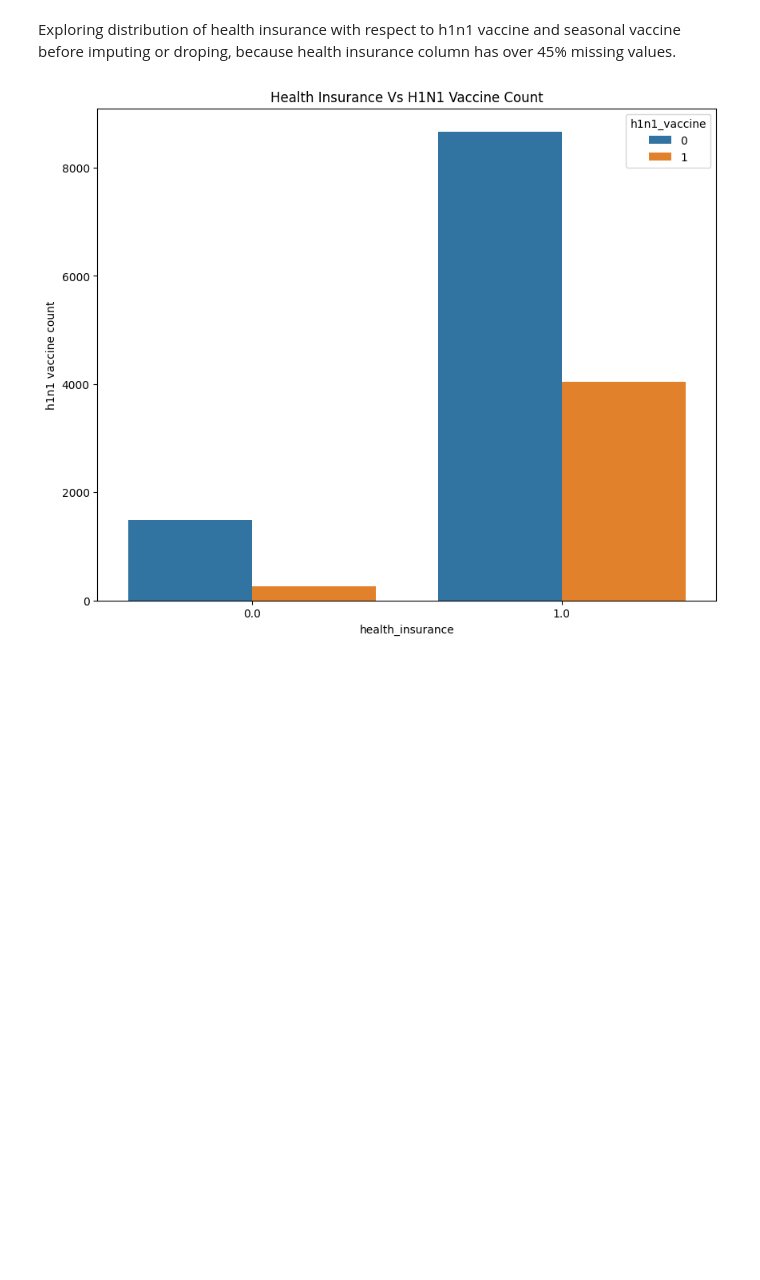
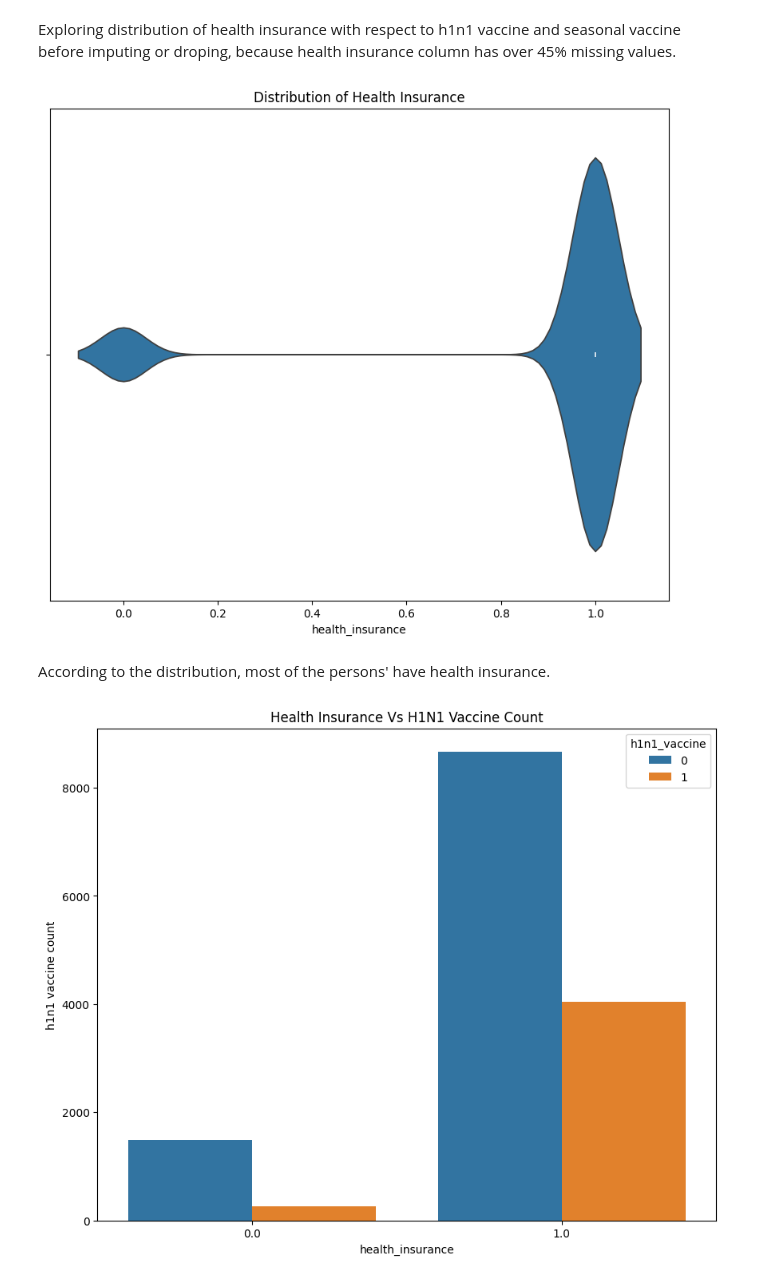
Before and after one commit to DhammikePremachandra/Predicting-H1N1-and-Seasonal-Flu-Vaccines, a Jupyter notebook: Predict_H1N1_Flu.ipynb, the cells around one changed output. Saved outputs shown, nothing was run; the diff lists cells and outputs as text; code cells hidden in the pictures; blank space fills up the shorter version.

```diff
--- a/Predict_H1N1_Flu.ipynb
+++ b/Predict_H1N1_Flu.ipynb
@@ -165,3 +165,8 @@ employment_occupation          50.436215
 h1n1_vaccine                    0.000000
 seasonal_vaccine                0.000000
 dtype: float64
+# %%
+# Dropping 'respondent_id' column, because there is no any relationship
+# with targets.
+df_train_data = df_train_data.drop('respondent_id', axis=1)
+df_train_data.head()
@@ -172,6 +236,16 @@ df_train_data['health_insurance'].unique()
 array([ 1., nan,  0.])
 # %% [markdown]
 Exploring distribution of health insurance with respect to h1n1 vaccine and seasonal vaccine before imputing or droping, because health insurance column has over 45% missing values.
+# %%
+# Visualizing distribution of health_insurance column using violin plot.
+plt.figure(figsize=(10,8))
+sns.violinplot(data=df_train_data, x='health_insurance')
+plt.title("Distribution of Health Insurance")
+plt.show()
+# %% [output]
+[figure, added]
+# %% [markdown]
+According to the distribution, most of the persons' have health insurance.
 # %%
 # Exploring health insurance with respect to the h1n1 vaccine.
 # Applying groupby to identify relashioship between health insurance and
```
Also changed, not shown: parts of 42 cells of this notebook.
